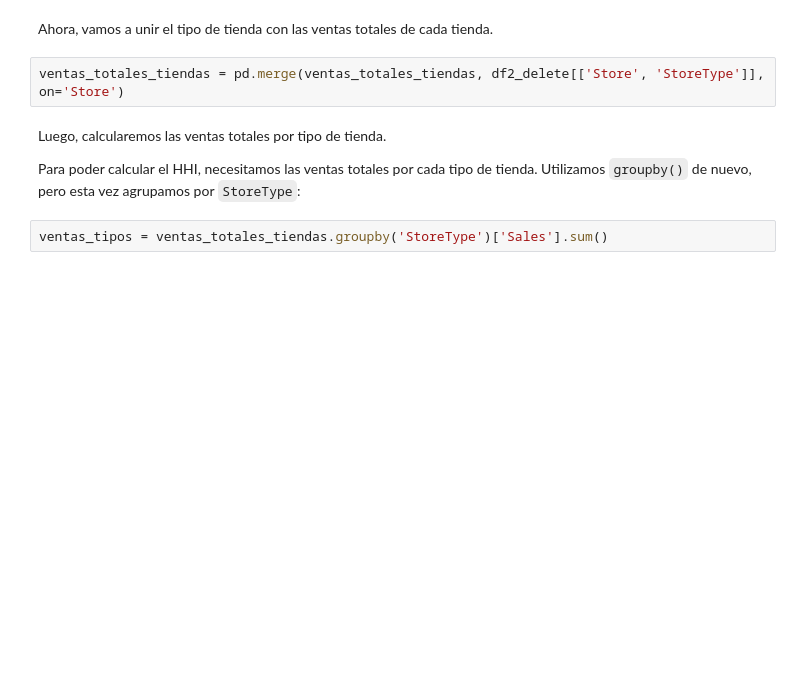
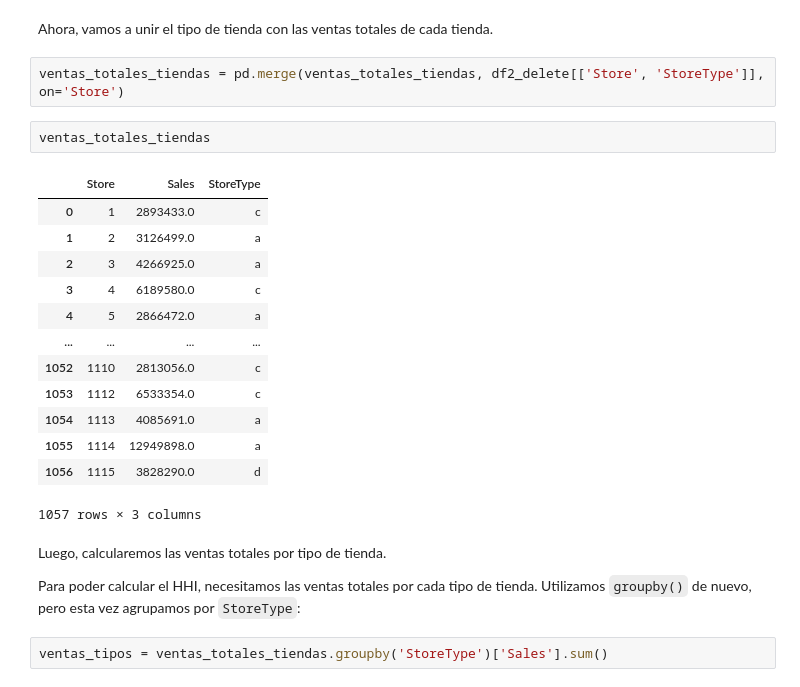
Before and after one commit to IIC2115/Syllabus, a Jupyter notebook: Ayudantias/Ayudantia 4/Ayudantia_4.ipynb, the cells around one changed output. Saved outputs shown, nothing was run; the diff lists cells and outputs as text; blank space fills up the shorter version.

```diff
--- a/Ayudantias/Ayudantia 4/Ayudantia_4.ipynb
+++ b/Ayudantias/Ayudantia 4/Ayudantia_4.ipynb
@@ -256,6 +300,22 @@ ventas_totales_tiendas = merged_data.groupby('Store')['Sales'].sum().reset_index
 Ahora, vamos a unir el tipo de tienda con las ventas totales de cada tienda.
 # %%
 ventas_totales_tiendas = pd.merge(ventas_totales_tiendas, df2_delete[['Store', 'StoreType']], on='Store')
+# %%
+ventas_totales_tiendas
+# %% [output]
+|  | Store | Sales | StoreType |
+| 0 | 1 | 2893433.0 | c |
+| 1 | 2 | 3126499.0 | a |
+| 2 | 3 | 4266925.0 | a |
+| 3 | 4 | 6189580.0 | c |
+| 4 | 5 | 2866472.0 | a |
+| ... | ... | ... | ... |
+| 1052 | 1110 | 2813056.0 | c |
+| 1053 | 1112 | 6533354.0 | c |
+| 1054 | 1113 | 4085691.0 | a |
+| 1055 | 1114 | 12949898.0 | a |
+| 1056 | 1115 | 3828290.0 | d |
+1057 rows × 3 columns
 # %% [markdown]
 Luego, calcularemos las ventas totales por tipo de tienda.
 
```
Also changed, not shown: parts of 15 cells of this notebook.
